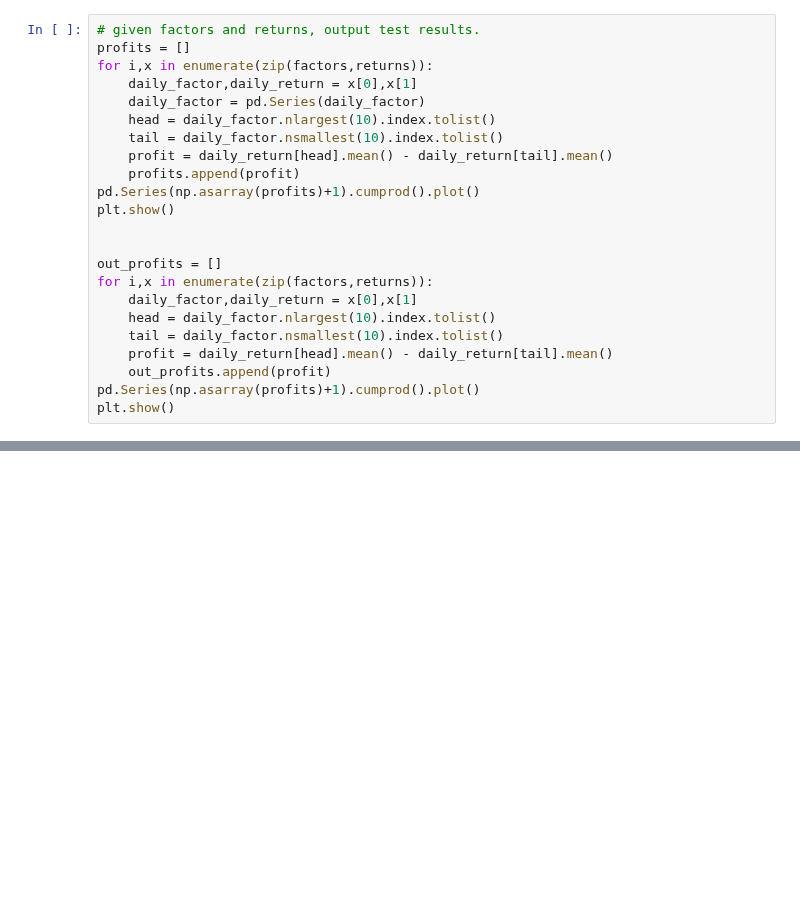
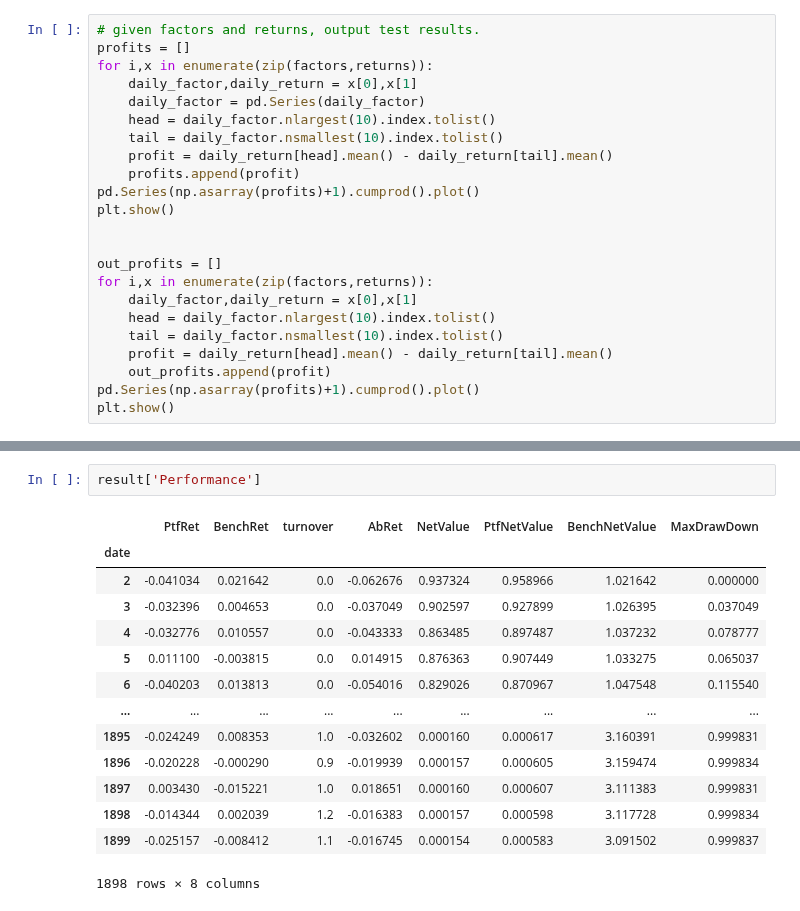
Before and after one commit to VoidFly/JKQ, a Jupyter notebook: single_test.ipynb, the cells around one changed output, grey strips where cells are left out. Cells and saved outputs as stored; diff of their text form; blank space fills up the shorter version.

```diff
--- a/single_test.ipynb
+++ b/single_test.ipynb
@@ -265,0 +379,17 @@ plt.show()
+# %%
+result['Performance']
+# %% [output]
+|  | PtfRet | BenchRet | turnover | AbRet | NetValue | PtfNetValue | BenchNetValue | MaxDrawDown |
+| date |  |  |  |  |  |  |  |  |
+| 2 | -0.041034 | 0.021642 | 0.0 | -0.062676 | 0.937324 | 0.958966 | 1.021642 | 0.000000 |
+| 3 | -0.032396 | 0.004653 | 0.0 | -0.037049 | 0.902597 | 0.927899 | 1.026395 | 0.037049 |
+| 4 | -0.032776 | 0.010557 | 0.0 | -0.043333 | 0.863485 | 0.897487 | 1.037232 | 0.078777 |
+| 5 | 0.011100 | -0.003815 | 0.0 | 0.014915 | 0.876363 | 0.907449 | 1.033275 | 0.065037 |
+| 6 | -0.040203 | 0.013813 | 0.0 | -0.054016 | 0.829026 | 0.870967 | 1.047548 | 0.115540 |
+| ... | ... | ... | ... | ... | ... | ... | ... | ... |
+| 1895 | -0.024249 | 0.008353 | 1.0 | -0.032602 | 0.000160 | 0.000617 | 3.160391 | 0.999831 |
+| 1896 | -0.020228 | -0.000290 | 0.9 | -0.019939 | 0.000157 | 0.000605 | 3.159474 | 0.999834 |
+| 1897 | 0.003430 | -0.015221 | 1.0 | 0.018651 | 0.000160 | 0.000607 | 3.111383 | 0.999831 |
+| 1898 | -0.014344 | 0.002039 | 1.2 | -0.016383 | 0.000157 | 0.000598 | 3.117728 | 0.999834 |
+| 1899 | -0.025157 | -0.008412 | 1.1 | -0.016745 | 0.000154 | 0.000583 | 3.091502 | 0.999837 |
+1898 rows × 8 columns
```
Also changed, not shown: parts of 24 cells of this notebook, 5 other files.
